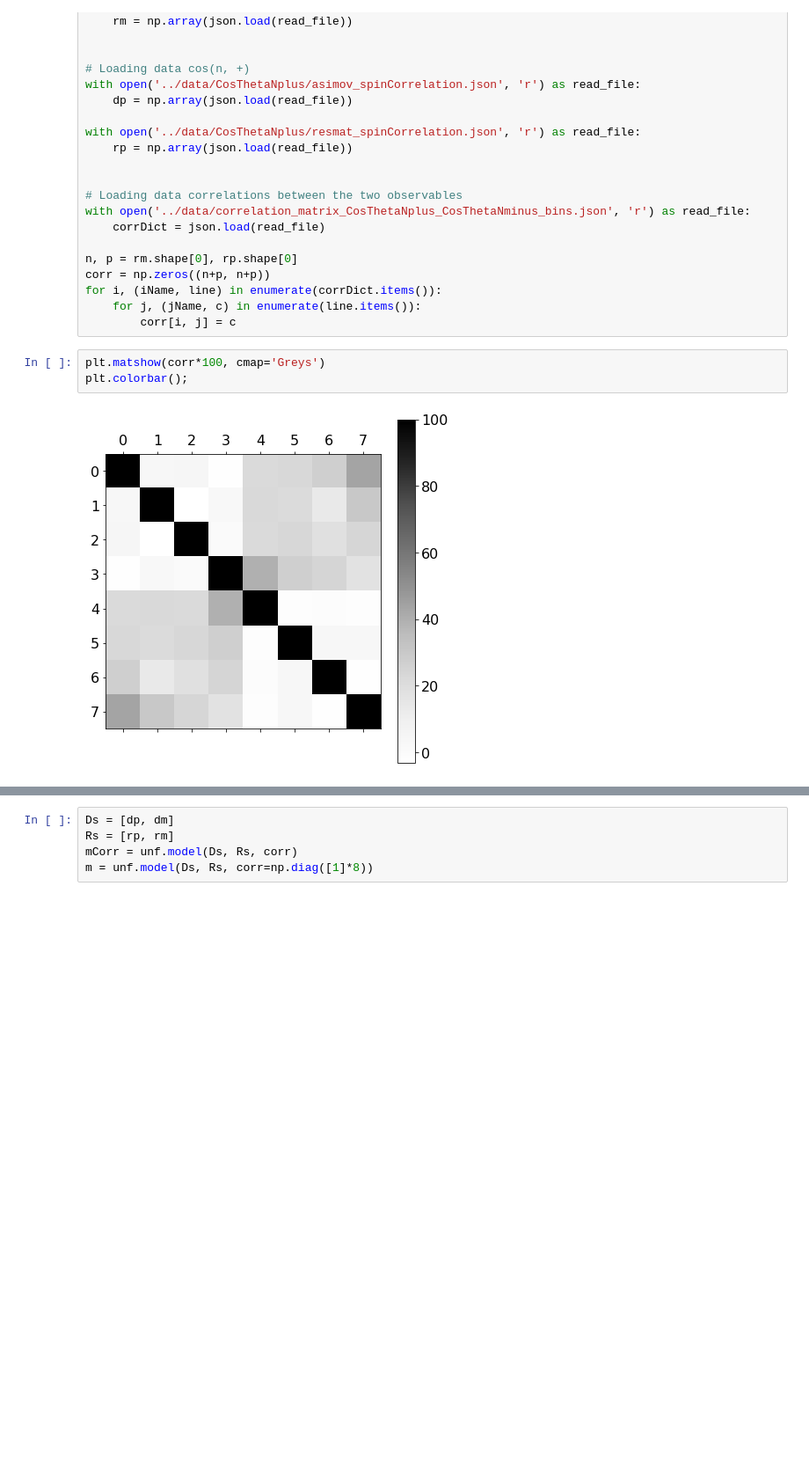
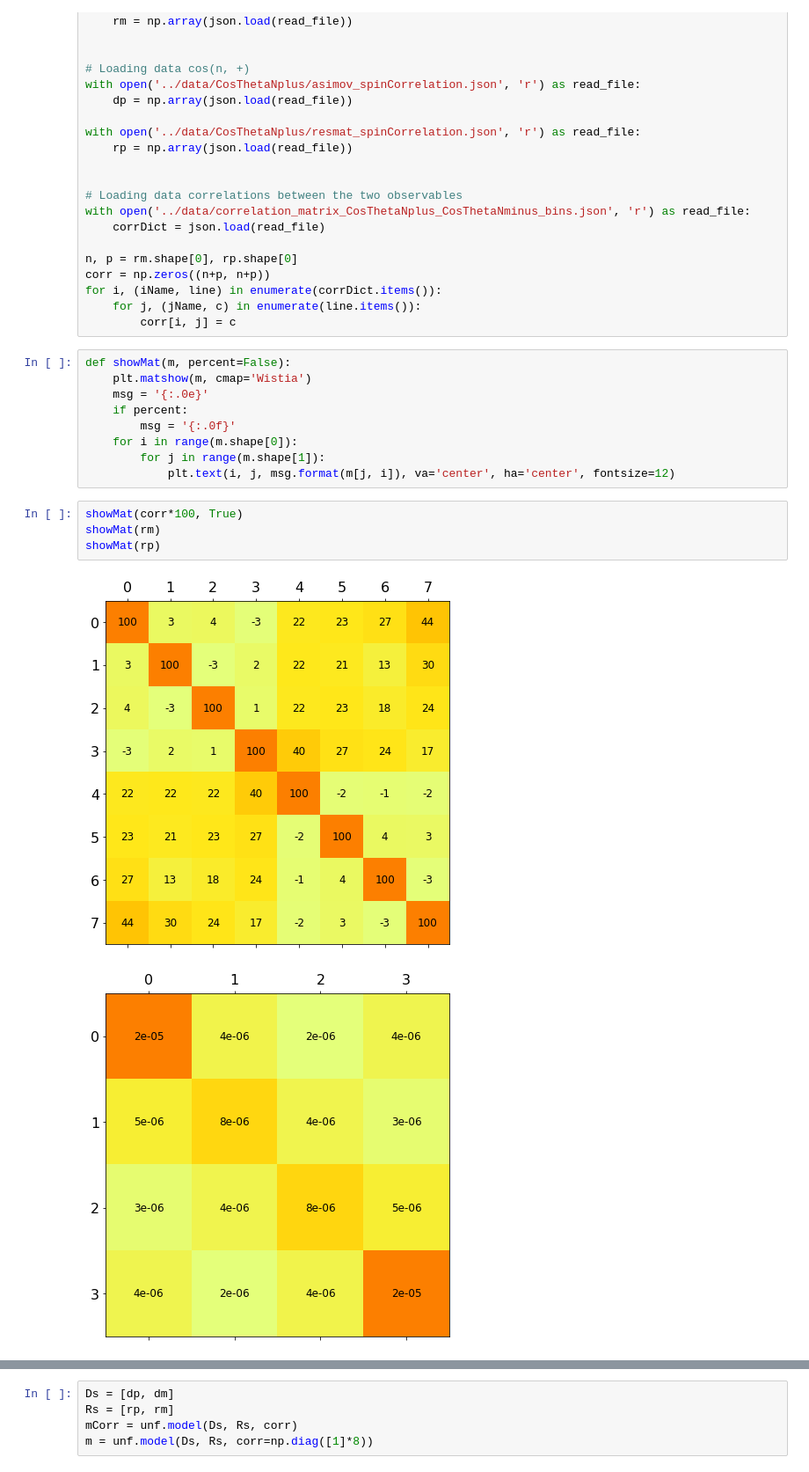
Before and after one commit to rmadar/unfoldcorr, a Jupyter notebook: studies/CorrelationsImpact.ipynb, the cells around one changed output, grey strips where cells are left out. Shown: that part at 88% size. Cells and saved outputs as stored; diff of their text form; blank space fills up the shorter version.

```diff
--- a/studies/CorrelationsImpact.ipynb
+++ b/studies/CorrelationsImpact.ipynb
@@ -40,8 +40,19 @@ corr = np.zeros((n+p, n+p))
 for i, (iName, line) in enumerate(corrDict.items()):
     for j, (jName, c) in enumerate(line.items()):
         corr[i, j] = c
-# %%
-plt.matshow(corr*100, cmap='Greys')
-plt.colorbar();
-# %% [output]
-[figure, removed]
+# %%
+def showMat(m, percent=False):
+    plt.matshow(m, cmap='Wistia')
+    msg = '{:.0e}'
+    if percent:
+        msg = '{:.0f}'
+    for i in range(m.shape[0]):
+        for j in range(m.shape[1]):
+            plt.text(i, j, msg.format(m[j, i]), va='center', ha='center', fontsize=12)
+# %%
+showMat(corr*100, True)
+showMat(rm)
+showMat(rp)
+# %% [output]
+[figure, added]
+[figure, added]
```
Also changed, not shown: parts of 25 cells of this notebook, 4 other files.
